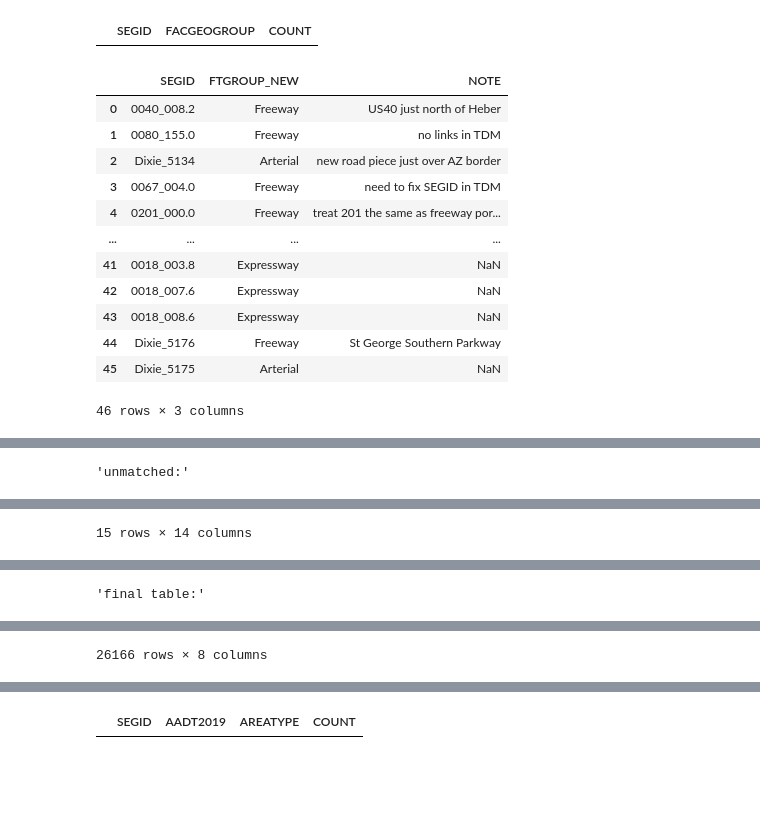
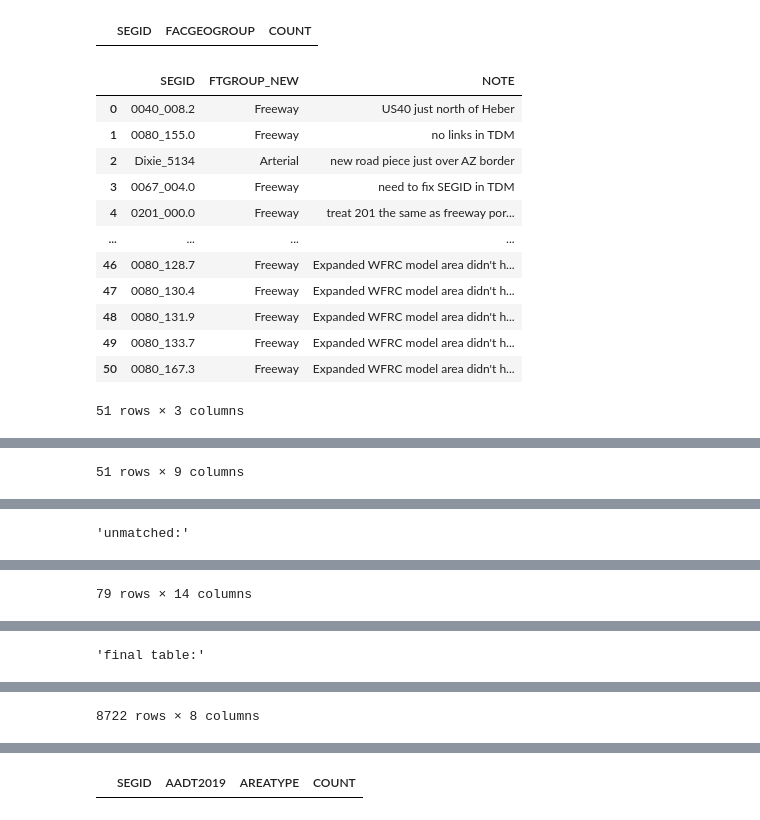
Before and after one commit to WFRCAnalytics/DATA-UDOT-Segment-Factors, a Jupyter notebook: 8_Assign-Segments-To-CCS-Groups.ipynb, the cells around one changed output, grey strips where cells are left out. Drawn from its saved outputs; the diff is of its cells as text; code cells hidden in the pictures; blank space fills up the shorter version.

```diff
--- a/8_Assign-Segments-To-CCS-Groups.ipynb
+++ b/8_Assign-Segments-To-CCS-Groups.ipynb
@@ -255,7 +272,7 @@ dfUSTMMasterNetwork_Segs = dfUSTMMasterNetwork_Segs[dfUSTMMasterNetwork_Segs['SE
 dfUSTMMasterNetwork_Segs = dfUSTMMasterNetwork_Segs[dfUSTMMasterNetwork_Segs['SEGID']!='0']
 dfUSTMMasterNetwork_Segs = dfUSTMMasterNetwork_Segs[dfUSTMMasterNetwork_Segs['SEGID']!='no']
 dfUSTMMasterNetwork_Segs = dfUSTMMasterNetwork_Segs[dfUSTMMasterNetwork_Segs['SEGID']!='false']
-dfUSTMMasterNetwork_Segs = dfUSTMMasterNetwork_Segs[dfUSTMMasterNetwork_Segs['FT_2019']<50]
+dfUSTMMasterNetwork_Segs = dfUSTMMasterNetwork_Segs[dfUSTMMasterNetwork_Segs['FT_2019']<100]
 
 dfUSTMMasterNetwork_Segs_2019 = dfUSTMMasterNetwork_Segs[dfUSTMMasterNetwork_Segs['LN_2023']>0]
 dfUSTMMasterNetwork_Segs_2019 = dfUSTMMasterNetwork_Segs_2019.groupby(['SEGID'],as_index=False).agg(MAXFT19_USTM=('FT_2019','max'))
@@ -296,13 +313,11 @@ dfWFRCMasterNetwork_Segs = dfWFRCMasterNetwork_Segs[-dfWFRCMasterNetwork['SEGID'
 dfWFRCMasterNetwork_Segs = dfWFRCMasterNetwork_Segs[dfWFRCMasterNetwork_Segs['SEGID']!='']
 dfWFRCMasterNetwork_Segs = dfWFRCMasterNetwork_Segs[dfWFRCMasterNetwork_Segs['SEGID']!='0']
 dfWFRCMasterNetwork_Segs = dfWFRCMasterNetwork_Segs[dfWFRCMasterNetwork_Segs['SEGID']!='false']
-dfWFRCMasterNetwork_Segs = dfWFRCMasterNetwork_Segs[dfWFRCMasterNetwork_Segs['FT_2019']<50]
-dfWFRCMasterNetwork_Segs_2019 = dfWFRCMasterNetwork_Segs[dfWFRCMasterNetwork_Segs['LN_2019']>0]
-dfWFRCMasterNetwork_Segs_2019 = dfWFRCMasterNetwork_Segs_2019[['SEGID','LN_2019','FT_2019']]
+dfWFRCMasterNetwork_Segs = dfWFRCMasterNetwork_Segs[dfWFRCMasterNetwork_Segs['FT_2019']<100]
+dfWFRCMasterNetwork_Segs_2019 = dfWFRCMasterNetwork_Segs[['SEGID','LN_2019','FT_2019']]
 dfWFRCMasterNetwork_Segs_2019 = dfWFRCMasterNetwork_Segs_2019.groupby(['SEGID'],as_index=False).agg(MAXFT19_WFRC=('FT_2019','max'))
 display(dfWFRCMasterNetwork_Segs_2019)
-dfWFRCMasterNetwork_Segs_2050 = dfWFRCMasterNetwork_Segs[dfWFRCMasterNetwork_Segs['LN23_50']>0]
-dfWFRCMasterNetwork_Segs_2050 = dfWFRCMasterNetwork_Segs_2050[['SEGID','LN23_50','FT23_50']]
+dfWFRCMasterNetwork_Segs_2050 = dfWFRCMasterNetwork_Segs[['SEGID','LN23_50','FT23_50']]
 dfWFRCMasterNetwork_Segs_2050 = dfWFRCMasterNetwork_Segs_2050.groupby(['SEGID'],as_index=False).agg(MAXFT50_WFRC=('FT23_50','max'))
 display(dfWFRCMasterNetwork_Segs_2050)
 # %% [output]
@@ -381,9 +396,9 @@ dfSegFT
 8722 rows × 2 columns
 # %%
 dFTGroup = {
-     'FTFROM' : [         0,          10,       20],
-     'FTTO'   : [         9,          19,       49],
-     'FTGROUP': ['Arterial','Expressway','Freeway']
+     'FTFROM' : [         1,          10,       20,       50],
+     'FTTO'   : [         9,          19,       49,      100],
+     'FTGROUP': ['Arterial','Expressway','Freeway','Transit']
 }
 dfFTGroup = pd.DataFrame(dFTGroup)
 display(dfFTGroup)
@@ -717,11 +742,18 @@ display(prmAreaTypeOverridesSeg['SEGID'][dupes])
 
 sdfSegmentsWithAADT_AT_wOverride = pd.DataFrame.merge(sdfSegmentsWithAADT_AT,prmAreaTypeOverridesSeg,on='SEGID',how='left')
 
+sdfSegmentsWithAADT_AT_wOverride['ATOVERRIDE'].fillna(0,inplace=True)
+sdfSegmentsWithAADT_AT_wOverride['NOTE'].fillna("",inplace=True)
+
+sdfSegmentsWithAADT_AT_wOverride['AREATYPE'] = sdfSegmentsWithAADT_AT_wOverride['AREATYPE'].astype(int)
+sdfSegmentsWithAADT_AT_wOverride['ATOVERRIDE'] = sdfSegmentsWithAADT_AT_wOverride['ATOVERRIDE'].astype(int)
+#display(sdfSegmentsWithAADT_AT_wOverride)
+
 #update Area Type for records that have Area Type Override value
-sdfSegmentsWithAADT_AT_wOverride.loc[(-sdfSegmentsWithAADT_AT_wOverride['ATOVERRIDE'].isna()),'AREATYPE'] = sdfSegmentsWithAADT_AT_wOverride['ATOVERRIDE']
-#display(sdfSegmentsWithAADT_AT_wOverride[-sdfSegmentsWithAADT_AT_wOverride['ATOVERRIDE'].isna()])
+sdfSegmentsWithAADT_AT_wOverride.loc[(sdfSegmentsWithAADT_AT_wOverride['ATOVERRIDE']>0),'AREATYPE'] = sdfSegmentsWithAADT_AT_wOverride['ATOVERRIDE']
+#display(sdfSegmentsWithAADT_AT_wOverride)
 
 #change override column to flag
-sdfSegmentsWithAADT_AT_wOverride.loc[(-sdfSegmentsWithAADT_AT_wOverride['ATOVERRIDE'].isna()),'ATOVERRIDE'] = 1
+sdfSegmentsWithAADT_AT_wOverride.loc[(sdfSegmentsWithAADT_AT_wOverride['ATOVERRIDE']>0),'ATOVERRIDE'] = 1
 len(sdfSegmentsWithAADT_AT_wOverride.index)
 # %% [output]
@@ -1104,37 +1046,42 @@ sdfSegFacMatch_FTOverride = pd.DataFrame.merge(sdfSegAADTATGeoFTGroup_wOverrides
 
 #override FTGROUP
 sdfSegFacMatch_FTOverride.loc[~(sdfSegFacMatch_FTOverride['FTGROUP_NEW'].isna()),'FTGROUP'] = sdfSegFacMatch_FTOverride['FTGROUP_NEW']
 
 #change to FTGROUP_NEW to flag
 sdfSegFacMatch_FTOverride.loc[~(sdfSegFacMatch_FTOverride['FTGROUP_NEW'].isna()),'FTGROUP_NEW'] = 1
 
 #show overriden records
-sdfSegFacMatch_FTOverride[sdfSegFacMatch_FTOverride['FTGROUP_NEW']==1]
+display(sdfSegFacMatch_FTOverride[sdfSegFacMatch_FTOverride['FTGROUP_NEW']==1])
 
 sdfSegFacMatch = pd.DataFrame.merge(sdfSegFacMatch_FTOverride,dfFacFieldLookup,on=('FACGEOGROUP','FACGEO','FTGROUP','AREATYPE'),how='left')
 
 sdfSegFacMatchFacGroup = sdfSegFacMatch[((sdfSegFacMatch['AADT2019']>=sdfSegFacMatch['VOLUMEFROM']) & (sdfSegFacMatch['AADT2019']<sdfSegFacMatch['VOLUMETO']))]
 #show rows with matching records
 #display(sdfSegFacMatchFacGroup)
 
 sdfSegFacMatch2 = pd.DataFrame.merge(sdfSegFacMatch_FTOverride,sdfSegFacMatchFacGroup,on=('SEGID','FACGEOGROUP','FACGEO','FTGROUP','AREATYPE','AADT2019','SHAPE'),how='left')
 display("unmatched:")
 display(sdfSegFacMatch2[sdfSegFacMatch2['STATIONGROUP'].isna()])
 
 sdfSegFacMatch2 = sdfSegFacMatch2[['SEGID','AADT2019','AREATYPE','FACGEOGROUP','FACGEO','FTGROUP','STATIONGROUP','SHAPE']]
+sdfSegFacMatch2['STATIONGROUP'] = sdfSegFacMatch2['STATIONGROUP'].fillna('')
 display("final table:")
+
+# MANUALLY SET TRANSIST
+sdfSegFacMatch2.loc[sdfSegFacMatch2['FTGROUP']=='Transit', 'STATIONGROUP'] = 'TRN'
+
 display(sdfSegFacMatch2)
 # %% [output]
 |  | SEGID | FTGROUP_NEW | NOTE |
 | 0 | 0040_008.2 | Freeway | US40 just north of Heber |
 | 1 | 0080_155.0 | Freeway | no links in TDM |
 | 2 | Dixie_5134 | Arterial | new road piece just over AZ border |
 | 3 | 0067_004.0 | Freeway | need to fix SEGID in TDM |
 | 4 | 0201_000.0 | Freeway | treat 201 the same as freeway por... |
 | ... | ... | ... | ... |
-| 41 | 0018_003.8 | Expressway | NaN |
-| 42 | 0018_007.6 | Expressway | NaN |
-| 43 | 0018_008.6 | Expressway | NaN |
-| 44 | Dixie_5176 | Freeway | St George Southern Parkway |
-| 45 | Dixie_5175 | Arterial | NaN |
+| 46 | 0080_128.7 | Freeway | Expanded WFRC model area didn't h... |
+| 47 | 0080_130.4 | Freeway | Expanded WFRC model area didn't h... |
+| 48 | 0080_131.9 | Freeway | Expanded WFRC model area didn't h... |
+| 49 | 0080_133.7 | Freeway | Expanded WFRC model area didn't h... |
+| 50 | 0080_167.3 | Freeway | Expanded WFRC model area didn't h... |
-46 rows × 3 columns
+51 rows × 3 columns
@@ -1141 +1100 @@ display(sdfSegFacMatch2)
-'unmatched:'
+51 rows × 9 columns
@@ -1154 +1101 @@ display(sdfSegFacMatch2)
-15 rows × 14 columns
+'unmatched:'
@@ -1155 +1114 @@ display(sdfSegFacMatch2)
-'final table:'
+79 rows × 14 columns
@@ -1168 +1115 @@ display(sdfSegFacMatch2)
-26166 rows × 8 columns
+'final table:'
@@ -1169 +1128,2 @@ display(sdfSegFacMatch2)
+8722 rows × 8 columns
 # %%
```
Also changed, not shown: parts of 38 cells of this notebook, 40 other files.
